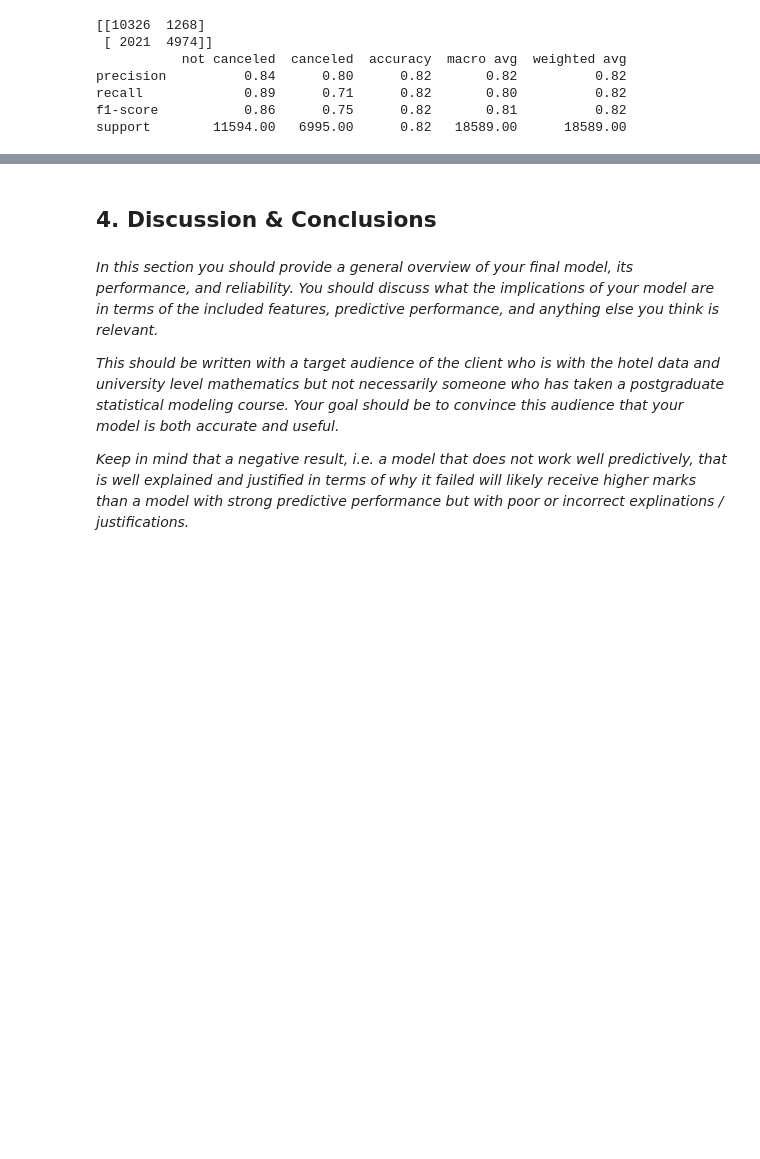
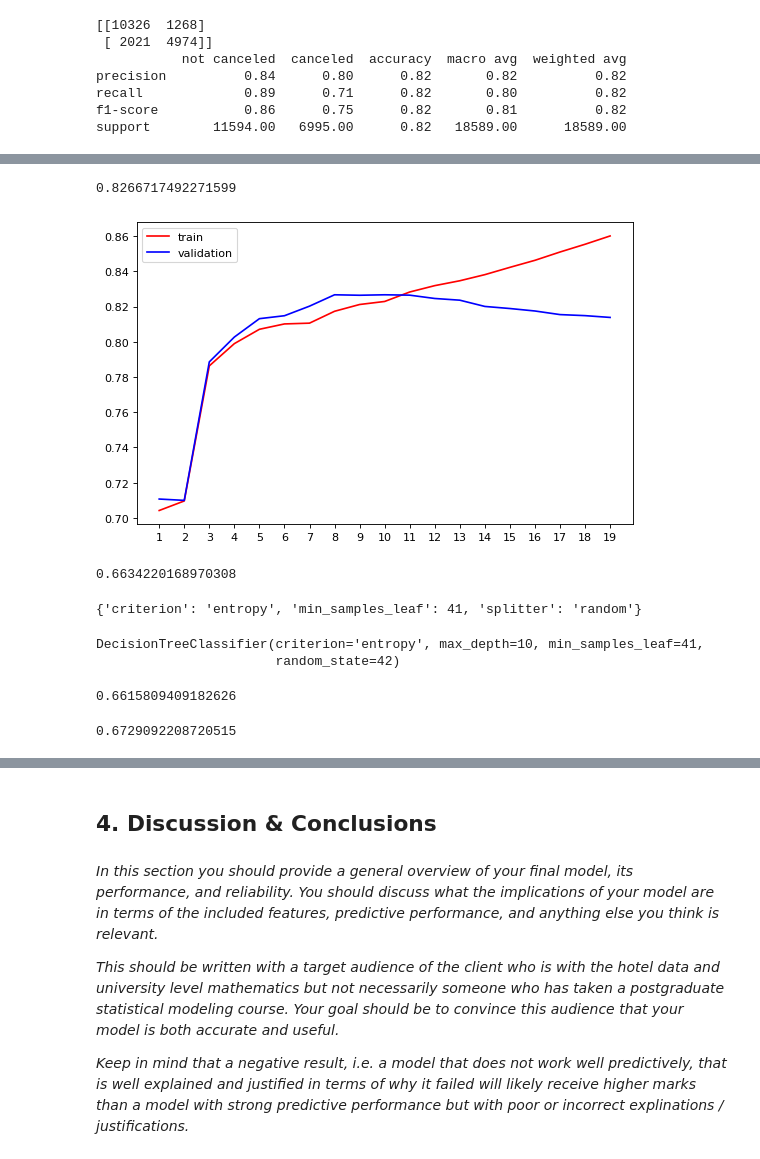
Before and after one commit to AngeloYin0826/MLP_project2, a Jupyter notebook: proj2.ipynb, the cells around one changed output, grey strips where cells are left out. Cells and saved outputs as stored; diff of their text form; code cells hidden in the pictures; blank space fills up the shorter version.

Commit message:
Decision Tree tuning

```diff
--- a/proj2.ipynb
+++ b/proj2.ipynb
@@ -584,6 +609,6 @@ log_rs_df.columns
 # %% [markdown]
 ### 3.x Decision Tree
 # %%
-clf = DecisionTreeClassifier(random_state=42)
+clf = DecisionTreeClassifier(random_state=42, max_depth = 11)
 clf.fit(X_train, y_train)
 # %% [output]
@@ -610,0 +713,57 @@ support        11594.00   6995.00      0.82   18589.00      18589.00
+# %%
+tr = []
+te = []
+for i in range(19):
+  clf = DecisionTreeClassifier(random_state = 42, max_depth = i+1, criterion = "entropy")
+  clf = clf.fit(X_train, y_train)
+  score_tr = clf.score(X_train, y_train)
+  score_te = cross_val_score(clf, X_valid, y_valid, cv = 5).mean()
+  tr.append(score_tr)
+  te.append(score_te)
+
+print(max(te))
+plt.plot(range(1, 20), tr, color = "red", label = "train")
+plt.plot(range(1, 20), te, color = "blue", label = "validation")
+plt.xticks(range(1, 20))
+plt.legend()
+plt.show()
+# %% [output]
+0.8266717492271599
+[figure, added]
+# %%
+#gini_thresholds = np.linspace(0, 0.5, 20)
+
+parameter = {'splitter':('best', 'random'),
+        'criterion':('gini', 'entropy'),
+        #'max_depth':[*range(1, 15)],
+        'min_samples_leaf':[*range(1, 50)]
+#        'min_impurity_decrease':[*gini_thresholds]
+        }
+
+clf = DecisionTreeClassifier(random_state = 42, max_depth = 10, criterion = "entropy", splitter = "best")
+GS = GridSearchCV(clf, parameter, cv = 5, scoring = "recall", refit = "recall")
+GS.fit(X_train, y_train)
+
+GS.best_score_
+# %% [output]
+0.6634220168970308
+# %%
+GS.best_params_
+# %% [output]
+{'criterion': 'entropy', 'min_samples_leaf': 41, 'splitter': 'random'}
+# %%
+clf = DecisionTreeClassifier(random_state=42, criterion='entropy', min_samples_leaf=41, splitter='best', max_depth = 10)
+clf.fit(X_train, y_train)
+# %% [output]
+DecisionTreeClassifier(criterion='entropy', max_depth=10, min_samples_leaf=41,
+                       random_state=42)
+# %%
+y_train_pred = clf.predict(X_train)
+recall_score(y_train, y_train_pred)
+# %% [output]
+0.6615809409182626
+# %%
+y_valid_pred = clf.predict(X_valid)
+recall_score(y_valid, y_valid_pred)
+# %% [output]
+0.6729092208720515
```
Also changed, not shown: parts of 29 cells of this notebook.
